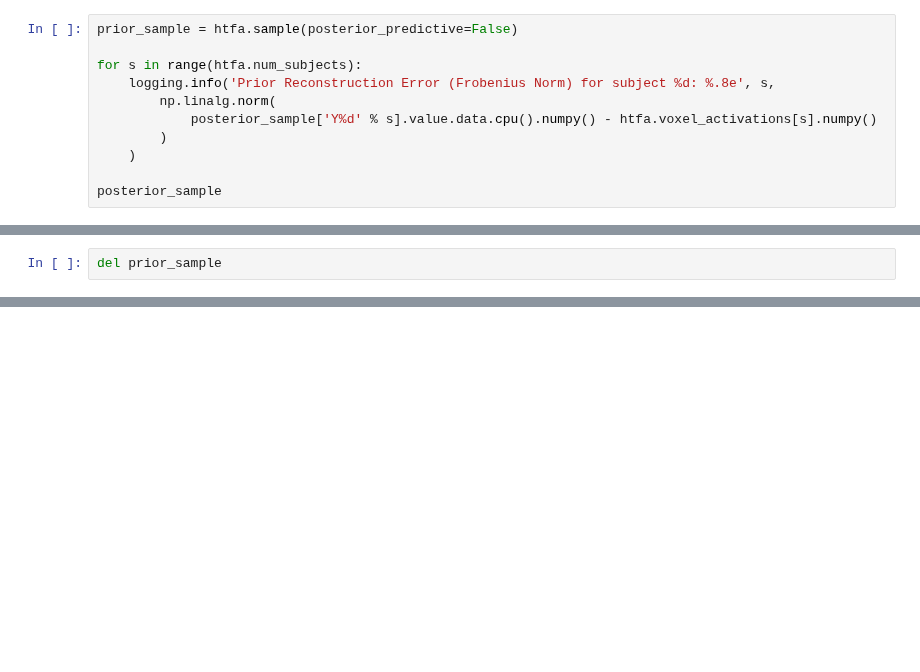
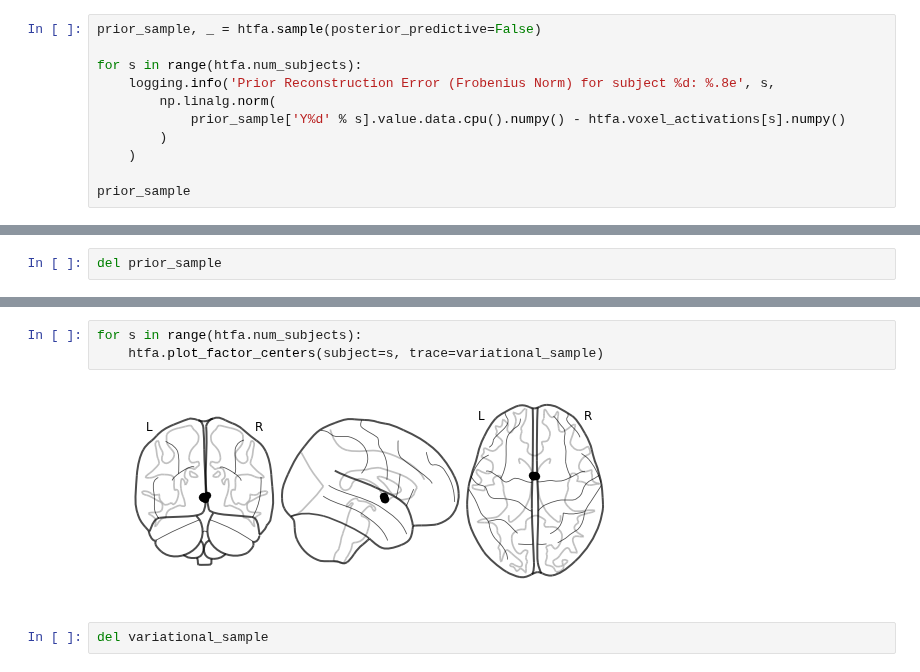
Before and after one commit to neu-pml/HTFATorch, a Jupyter notebook: notebooks/example_htfa.ipynb, the cells around one changed output, grey strips where cells are left out. Cells and saved outputs as stored; diff of their text form; blank space fills up the shorter version.

```diff
--- a/notebooks/example_htfa.ipynb
+++ b/notebooks/example_htfa.ipynb
@@ -20,11 +20,11 @@ htfa = HTFA.HierarchicalTopographicFactorAnalysis(data_files, num_factors=10)
 # %%
-prior_sample = htfa.sample(posterior_predictive=False)
+prior_sample, _ = htfa.sample(posterior_predictive=False)
 
 for s in range(htfa.num_subjects):
     logging.info('Prior Reconstruction Error (Frobenius Norm) for subject %d: %.8e', s,
         np.linalg.norm(
-            posterior_sample['Y%d' % s].value.data.cpu().numpy() - htfa.voxel_activations[s].numpy()
+            prior_sample['Y%d' % s].value.data.cpu().numpy() - htfa.voxel_activations[s].numpy()
         )
     )
 
-posterior_sample
+prior_sample
@@ -38 +66,8 @@ del prior_sample
+# %%
+for s in range(htfa.num_subjects):
+    htfa.plot_factor_centers(subject=s, trace=variational_sample)
+# %% [output]
+[figure, added]
+# %%
+del variational_sample
 # %%
```
Also changed, not shown: parts of 12 cells of this notebook.
